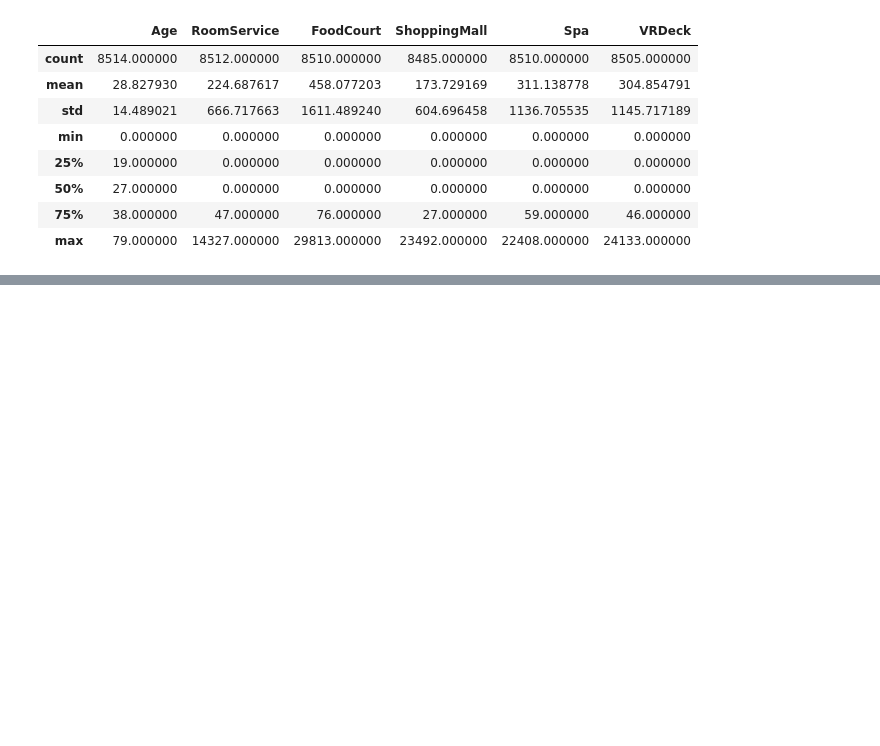
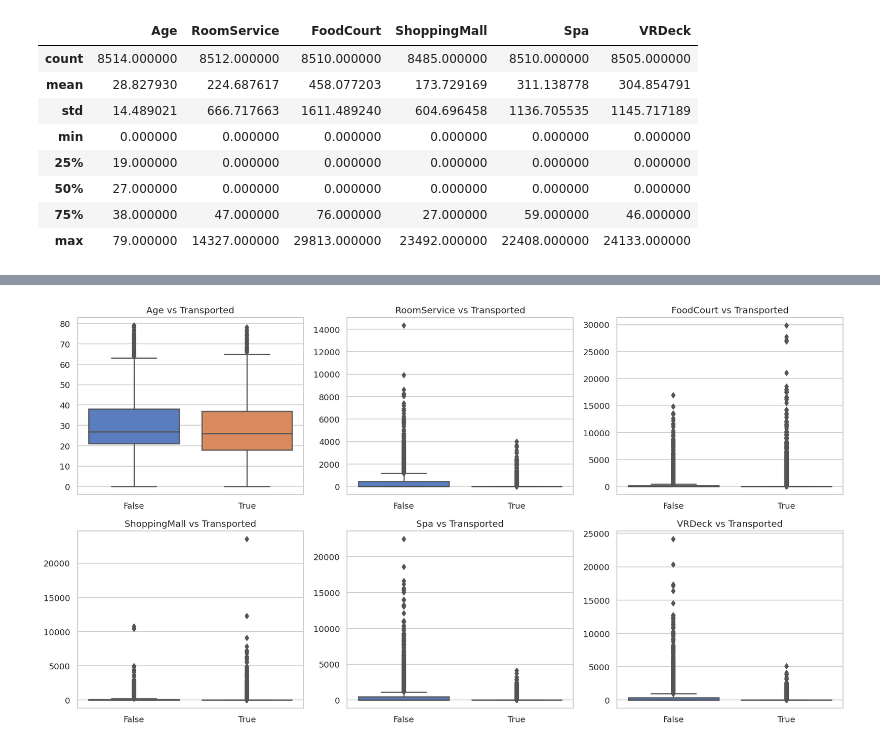
Before and after one commit to alabhastam/Spaceship-Titanic-competition, a Jupyter notebook: main.ipynb, the cells around one changed output, grey strips where cells are left out. Cells and saved outputs as stored; diff of their text form; code cells hidden in the pictures; blank space fills up the shorter version.

```diff
--- a/main.ipynb
+++ b/main.ipynb
@@ -110,0 +133,13 @@ display(train.describe())
+# %%
+# ----- 2. Numerical features vs target -----
+num_features = ['Age', 'RoomService', 'FoodCourt', 'ShoppingMall', 'Spa', 'VRDeck']
+fig, axes = plt.subplots(2, 3, figsize=(15, 8))
+for col, ax in zip(num_features, axes.flatten()):
+    sns.boxplot(data=train, x='Transported', y=col, ax=ax)
+    ax.set_title(f'{col} vs Transported')
+    ax.set_xlabel('')
+    ax.set_ylabel('')
+plt.tight_layout()
+plt.show()
+# %% [output]
+[figure, added]
```
Also changed, not shown: parts of 7 cells of this notebook.
